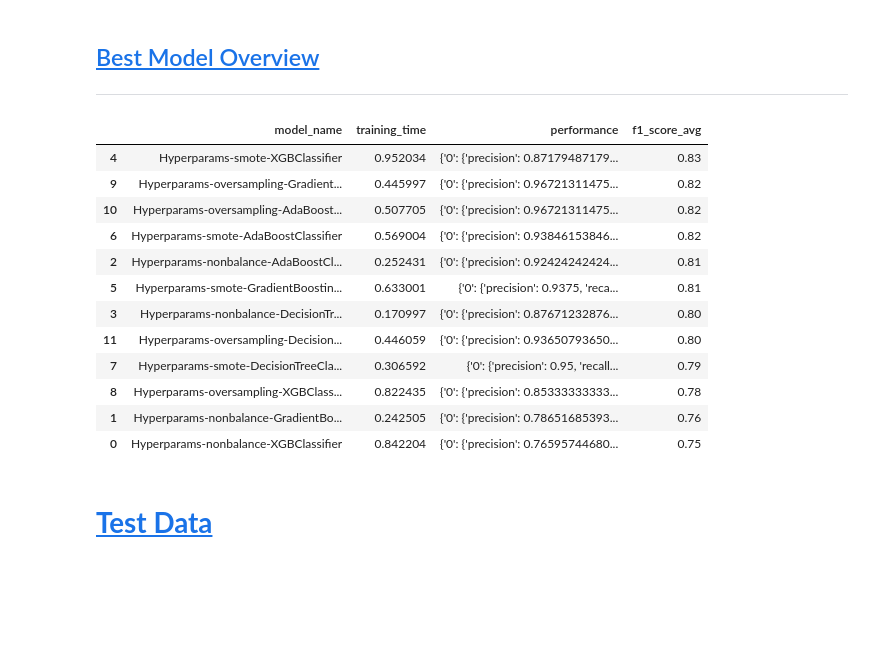
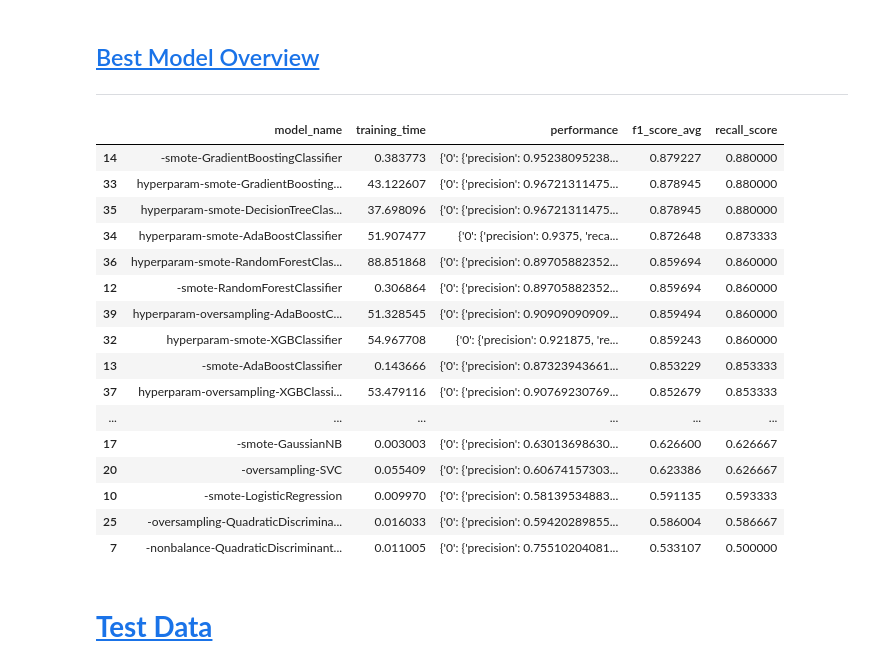
Before and after one commit to DandiMahendris/Auto-Insurance-Fraud-Detection, a Jupyter notebook: 05_modelling.ipynb, the cells around one changed output. Saved outputs shown, nothing was run; the diff lists cells and outputs as text; code cells hidden in the pictures; blank space fills up the shorter version.

```diff
--- a/05_modelling.ipynb
+++ b/05_modelling.ipynb
@@ -1553,13 +1555,13 @@ list__model['nonbalance'][-5:]
 
 <b><mark>!! Be Aware this function takes long times to finish </b><mark>
 # %%
-def train_eval_hyper(configuration_model: str, params: dict, hyperparams_model: list = None, log_path: str = None):
+def train_eval_hyper(configuration_model: str, params: dict, hyperparams_model: list = None, log: dict = None):
 
     # Variable to store trained models
     list_of_trained_model = dict()
 
     # Create training log template
-    training_log = training_log_template()
+    training_log = log.copy()
 
     for config in x_train:
         # Debug message
@@ -1569,7 +1571,7 @@ def train_eval_hyper(configuration_model: str, params: dict, hyperparams_model:
             list_of_model = create_model_object(params)
         else:
             ## list of hyperparams is three models behind (look list__model[config])
-            list_of_model = copy.deepcopy(hyperparams_model[config][-3:])
+            list_of_model = copy.deepcopy(hyperparams_model[config][-5:])
 
         # Variable to store trained model
         trained_model = list()
@@ -1594,7 +1596,7 @@ def train_eval_hyper(configuration_model: str, params: dict, hyperparams_model:
 
             # Evaluation
             y_predict = model["model_object"].predict(x_valid_data)
-            performance = classification_report(y_valid_data, y_predict, output_dict = True)
+            performance = c
 
             # Debug message
             util.print_debug("Logging: {}".format(model["model_name"]))
@@ -1605,7 +1607,7 @@ def train_eval_hyper(configuration_model: str, params: dict, hyperparams_model:
             model["model_uid"] = uid
 
             # Create training log data
-            training_log["model_name"].append("{}-{}-{}".format(configuration_model, config_data, model["model_name"]))
+            training_log["model_name"].append("{}-{}-{}".format(configuration_model, config, model["model_name"]))
             training_log["model_uid"].append(uid)
             training_log["training_time"].append(training_time)
             training_log["training_date"].append(util.time_stamp())
@@ -1626,15 +1628,18 @@ def train_eval_hyper(configuration_model: str, params: dict, hyperparams_model:
     # Debug message
     util.print_debug("All combination models and data has been trained.")
 
-    if log_path == None:
-        training_log_ = training_log
-    else:
-        training_log_ = training_log_updater(training_log, log_path)
 
-    return list_of_trained_model, training_log_
+    # if log_path == None:
+    #     training_log_ = training_log
+    # else:
+    #     training_log_ = training_log_updater(training_log, log_path)
+
+    training_log_ = log.update(training_log)
+
+    return list_of_trained_model, training_log
 # %%
-list_of_hyperparam_model, training_log_ = train_eval_hyper("hyperparam",
-                                                           config_data,
-                                                           list__model,
-                                                           config_data['training_log_path'])
+list_of_hyperparam_model, training_log_ = train_eval_hyper(configuration_model = "hyperparam",
+                                                           params = config_data,
+                                                           hyperparams_model = list__model,
+                                                           log = training_log)
 # %% [output]
@@ -1760,26 +1664,32 @@ training_log_valid = train_eval_valid("Hyperparams",
 ## <a id='toc5_4_'></a>[Best Model Overview](#toc0_)
 ----
 # %%
-pd.set_option('display.max_colwidth', None)
-# pd.reset_option('display.max_colwidth')
-pd.DataFrame(training_log_valid)[['model_name',
-                                 'training_time',
-                                 'performance',
-                                 'f1_score_avg']].sort_values(["f1_score_avg", "training_time"], ascending = [False, True])
+# pd.set_option('display.max_colwidth', None)
+pd.reset_option('display.max_colwidth')
+pd.DataFrame(training_log_)[['model_name',
+                            'training_time',
+                            'performance',
+                            'f1_score_avg',
+                            'recall_score']]\
+                                    .sort_values(["f1_score_avg", "recall_score", "training_time"], ascending = [False, False, False])
 # %% [output]
-|  | model_name | training_time | performance | f1_score_avg |
-| 4 | Hyperparams-smote-XGBClassifier | 0.952034 | {'0': {'precision': 0.87179487179... | 0.83 |
-| 9 | Hyperparams-oversampling-Gradient... | 0.445997 | {'0': {'precision': 0.96721311475... | 0.82 |
-| 10 | Hyperparams-oversampling-AdaBoost... | 0.507705 | {'0': {'precision': 0.96721311475... | 0.82 |
-| 6 | Hyperparams-smote-AdaBoostClassifier | 0.569004 | {'0': {'precision': 0.93846153846... | 0.82 |
-| 2 | Hyperparams-nonbalance-AdaBoostCl... | 0.252431 | {'0': {'precision': 0.92424242424... | 0.81 |
-| 5 | Hyperparams-smote-GradientBoostin... | 0.633001 | {'0': {'precision': 0.9375, 'reca... | 0.81 |
-| 3 | Hyperparams-nonbalance-DecisionTr... | 0.170997 | {'0': {'precision': 0.87671232876... | 0.80 |
-| 11 | Hyperparams-oversampling-Decision... | 0.446059 | {'0': {'precision': 0.93650793650... | 0.80 |
-| 7 | Hyperparams-smote-DecisionTreeCla... | 0.306592 | {'0': {'precision': 0.95, 'recall... | 0.79 |
-| 8 | Hyperparams-oversampling-XGBClass... | 0.822435 | {'0': {'precision': 0.85333333333... | 0.78 |
-| 1 | Hyperparams-nonbalance-GradientBo... | 0.242505 | {'0': {'precision': 0.78651685393... | 0.76 |
-| 0 | Hyperparams-nonbalance-XGBClassifier | 0.842204 | {'0': {'precision': 0.76595744680... | 0.75 |
+|  | model_name | training_time | performance | f1_score_avg | recall_score |
+| 14 | -smote-GradientBoostingClassifier | 0.383773 | {'0': {'precision': 0.95238095238... | 0.879227 | 0.880000 |
+| 33 | hyperparam-smote-GradientBoosting... | 43.122607 | {'0': {'precision': 0.96721311475... | 0.878945 | 0.880000 |
+| 35 | hyperparam-smote-DecisionTreeClas... | 37.698096 | {'0': {'precision': 0.96721311475... | 0.878945 | 0.880000 |
+| 34 | hyperparam-smote-AdaBoostClassifier | 51.907477 | {'0': {'precision': 0.9375, 'reca... | 0.872648 | 0.873333 |
+| 36 | hyperparam-smote-RandomForestClas... | 88.851868 | {'0': {'precision': 0.89705882352... | 0.859694 | 0.860000 |
+| 12 | -smote-RandomForestClassifier | 0.306864 | {'0': {'precision': 0.89705882352... | 0.859694 | 0.860000 |
+| 39 | hyperparam-oversampling-AdaBoostC... | 51.328545 | {'0': {'precision': 0.90909090909... | 0.859494 | 0.860000 |
+| 32 | hyperparam-smote-XGBClassifier | 54.967708 | {'0': {'precision': 0.921875, 're... | 0.859243 | 0.860000 |
+| 13 | -smote-AdaBoostClassifier | 0.143666 | {'0': {'precision': 0.87323943661... | 0.853229 | 0.853333 |
+| 37 | hyperparam-oversampling-XGBClassi... | 53.479116 | {'0': {'precision': 0.90769230769... | 0.852679 | 0.853333 |
+| ... | ... | ... | ... | ... | ... |
+| 17 | -smote-GaussianNB | 0.003003 | {'0': {'precision': 0.63013698630... | 0.626600 | 0.626667 |
+| 20 | -oversampling-SVC | 0.055409 | {'0': {'precision': 0.60674157303... | 0.623386 | 0.626667 |
+| 10 | -smote-LogisticRegression | 0.009970 | {'0': {'precision': 0.58139534883... | 0.591135 | 0.593333 |
+| 25 | -oversampling-QuadraticDiscrimina... | 0.016033 | {'0': {'precision': 0.59420289855... | 0.586004 | 0.586667 |
+| 7 | -nonbalance-QuadraticDiscriminant... | 0.011005 | {'0': {'precision': 0.75510204081... | 0.533107 | 0.500000 |
 # %% [markdown]
 # <a id='toc6_'></a>[<b>Test Data</b>](#toc0_)
 # %% [markdown]
```
Also changed, not shown: parts of 43 cells of this notebook, 7 other files.
